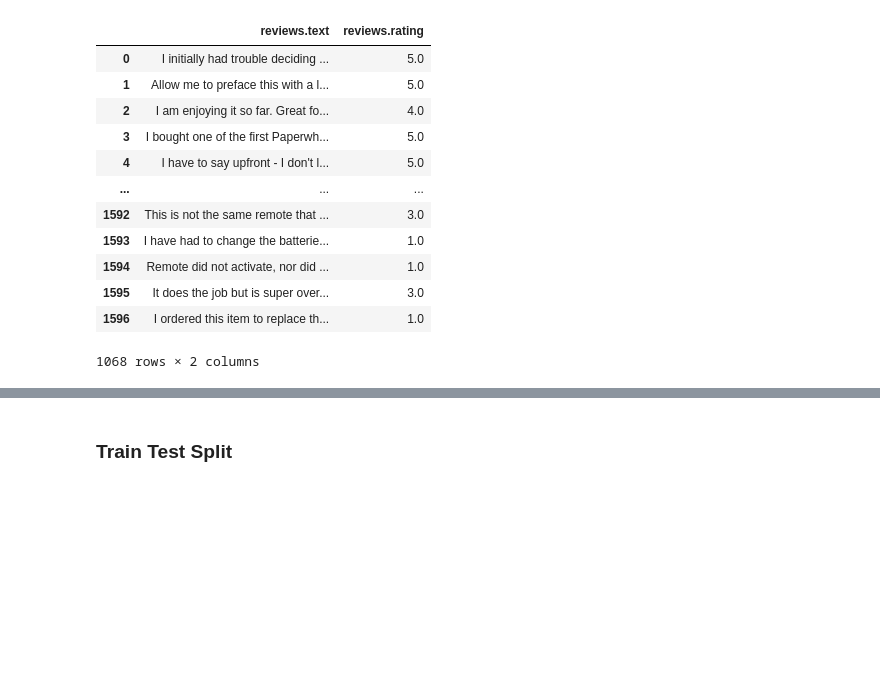
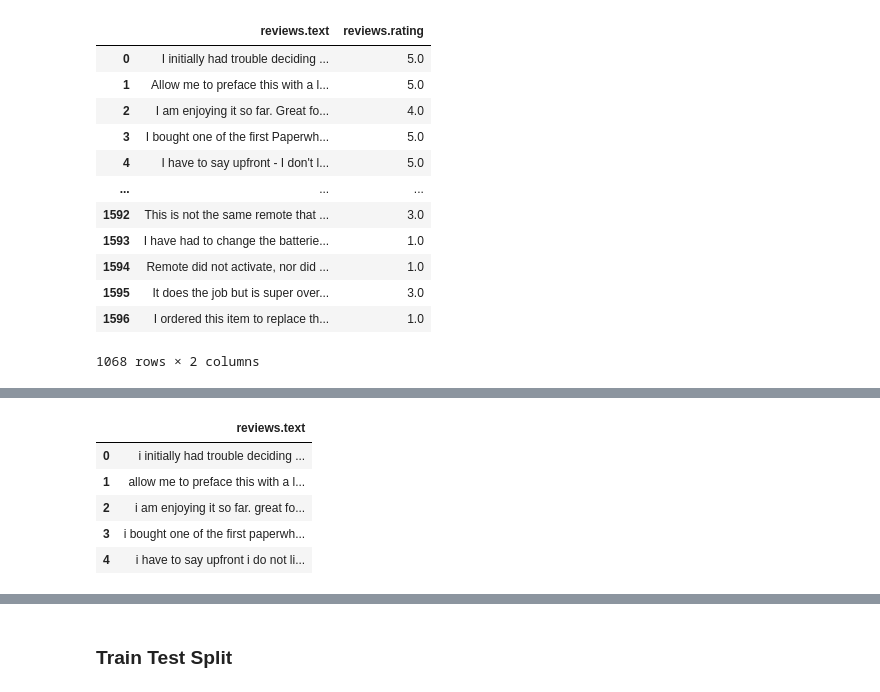
Before and after one commit to devpatel0005/Sentira-AI, a Jupyter notebook: E_commerce_Review_Intelligence_System.ipynb, the cells around one changed output, grey strips where cells are left out. Saved outputs shown, nothing was run; the diff lists cells and outputs as text; code cells hidden in the pictures; blank space fills up the shorter version.

```diff
--- a/E_commerce_Review_Intelligence_System.ipynb
+++ b/E_commerce_Review_Intelligence_System.ipynb
@@ -184,0 +154,64 @@ df[["reviews.text"]].head()
+# %%
+import re
+import unicodedata
+import pandas as pd
+
+# Compile once for speed
+URL_RE = re.compile(r"(https?://\S+|www\.\S+)")
+HTML_RE = re.compile(r"<[^>]+>")
+EMAIL_RE = re.compile(r"\b[\w\.-]+@[\w\.-]+\.\w+\b")
+MULTI_SPACE_RE = re.compile(r"\s+")
+REPEAT_PUNCT_RE = re.compile(r"([!?.,;:])\1{1,}")   # !!! -> !
+# Keep letters, numbers, whitespace, and punctuation useful for clause/aspect boundaries
+ALLOWED_RE = re.compile(r"[^a-z0-9\s\.,!?;:]")
+
+CONTRACTION_RULES = [
+    (re.compile(r"\bwon't\b"), "will not"),
+    (re.compile(r"\bcan't\b"), "can not"),
+    (re.compile(r"\bshan't\b"), "shall not"),
+    (re.compile(r"n't\b"), " not"),
+    (re.compile(r"'re\b"), " are"),
+    (re.compile(r"'ve\b"), " have"),
+    (re.compile(r"'ll\b"), " will"),
+    (re.compile(r"'d\b"), " would"),
+    (re.compile(r"'m\b"), " am"),
+    (re.compile(r"'s\b"), " is")
+]
+
+def clean_review_text(text: str) -> str:
+    # null-safe
+    text = "" if pd.isna(text) else str(text)
+
+    # normalize unicode and apostrophes
+    text = unicodedata.normalize("NFKC", text)
+    text = text.replace("’", "'").replace("`", "'")
+
+    # lowercase for distilbert-base-uncased
+    text = text.lower()
+
+    # remove obvious noise
+    text = HTML_RE.sub(" ", text)
+    text = URL_RE.sub(" ", text)
+    text = EMAIL_RE.sub(" ", text)
+
+    # expand contractions BEFORE symbol filtering
+    for pattern, replacement in CONTRACTION_RULES:
+        text = pattern.sub(replacement, text)
+
+    # light cleanup only
+    text = ALLOWED_RE.sub(" ", text)
+    text = REPEAT_PUNCT_RE.sub(r"\1", text)
+    text = MULTI_SPACE_RE.sub(" ", text).strip()
+
+    return text
+
+df["reviews.text"] = df["reviews.text"].apply(clean_review_text)
+df = df[df["reviews.text"].str.len() > 0].copy()
+df[["reviews.text"]].head()
+# %% [output]
+|  | reviews.text |
+| 0 | i initially had trouble deciding ... |
+| 1 | allow me to preface this with a l... |
+| 2 | i am enjoying it so far. great fo... |
+| 3 | i bought one of the first paperwh... |
+| 4 | i have to say upfront i do not li... |
```
Also changed, not shown: parts of 20 cells of this notebook, 12 other files.
